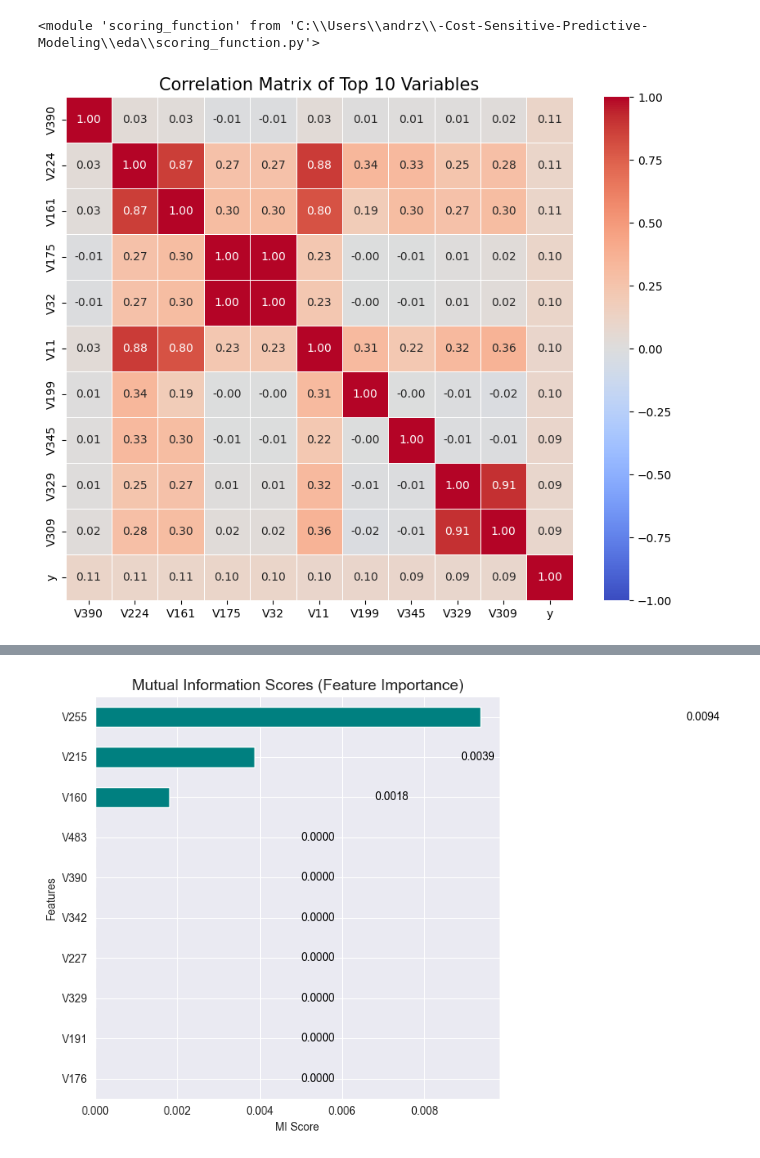
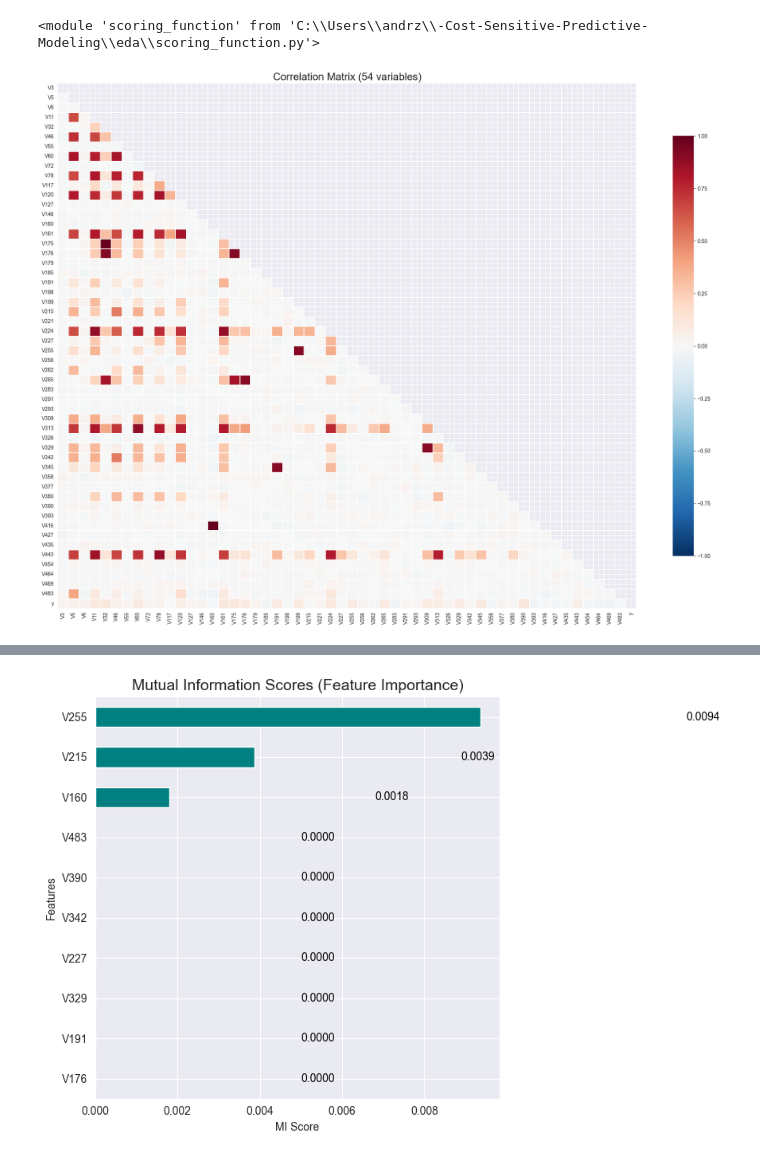
Before and after one commit to M-SZEWCZAK/-Cost-Sensitive-Predictive-Modeling, a Jupyter notebook: eda/aml_project2_eda.ipynb, the cells around one changed output, grey strips where cells are left out. Saved outputs shown, nothing was run; the diff lists cells and outputs as text; code cells hidden in the pictures.

```diff
--- a/eda/aml_project2_eda.ipynb
+++ b/eda/aml_project2_eda.ipynb
@@ -102,3 +102,5 @@ print(features_with_different_distributions)
 50   V464  1.648920e-03  Different
 51   V469  1.294005e-02  Different
 52   V483  5.265740e-06  Different
+# %%
+features_with_different_distributions_names=features_with_different_distributions['column'].values
@@ -195,24 +212,35 @@ importlib.reload(scoring_function)
 top10_cols=selected_cols[:10]
 submat=corr_matrix.loc[top10_cols,top10_cols]
 # %%
+import numpy as np
 import seaborn as sns
 import matplotlib.pyplot as plt
-plot_cols = top10_cols + [target_col_name]
-# Define the sub-matrix
+
+# 1. Convert to list (fixing the previous error)
+plot_cols = list(features_with_different_distributions_names) + [target_col_name]
 submat2 = corr_matrix.loc[plot_cols, plot_cols]
 
-# Set up the matplotlib figure
-plt.figure(figsize=(10, 8))
+# 2. Create a mask for the upper triangle
+mask = np.triu(np.ones_like(submat2, dtype=bool))
 
-# Draw the heatmap
+# 3. Dynamic sizing
+# Since you have ~50 variables, 12x12 is too small for annotations.
+# We'll increase size and decrease font.
+plt.figure(figsize=(20, 15))
+
 sns.heatmap(submat2,
-            annot=True,          # Show the correlation values
-            cmap='coolwarm',     # Color scheme
-            fmt=".2f",           # Round to 2 decimal places
-            linewidths=0.5,      # Add small lines between cells
-            vmin=-1, vmax=1)     # Ensure the scale is anchored at -1 and 1
+            mask=mask,           # Only show the bottom triangle
+            annot=False,         # Turned off because 54 variables are too many for text
+            cmap='RdBu_r',       # Red-Blue is often more intuitive for +/- correlations
+            center=0,            # Ensure 0 is the neutral color
+            linewidths=.1,
+            cbar_kws={"shrink": .8},
+            vmin=-1, vmax=1)
 
-plt.title('Correlation Matrix of Top 10 Variables', fontsize=15)
+plt.title(f'Correlation Matrix ({len(plot_cols)} variables)', fontsize=20)
+plt.xticks(rotation=90)
+plt.yticks(rotation=0)
+plt.tight_layout()
 plt.show()
 # %% [output]
-[figure, old version]
+[figure, new version]
```
Also changed, not shown: parts of 29 cells of this notebook, 4 other files.
